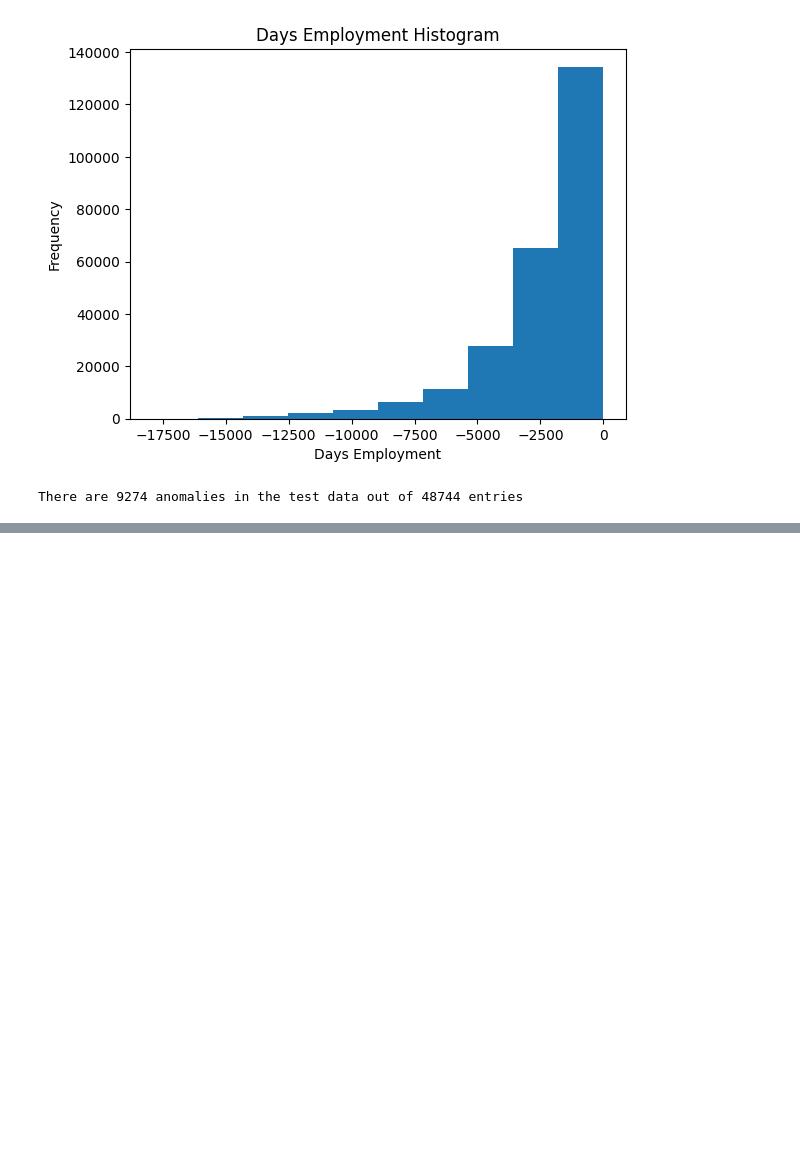
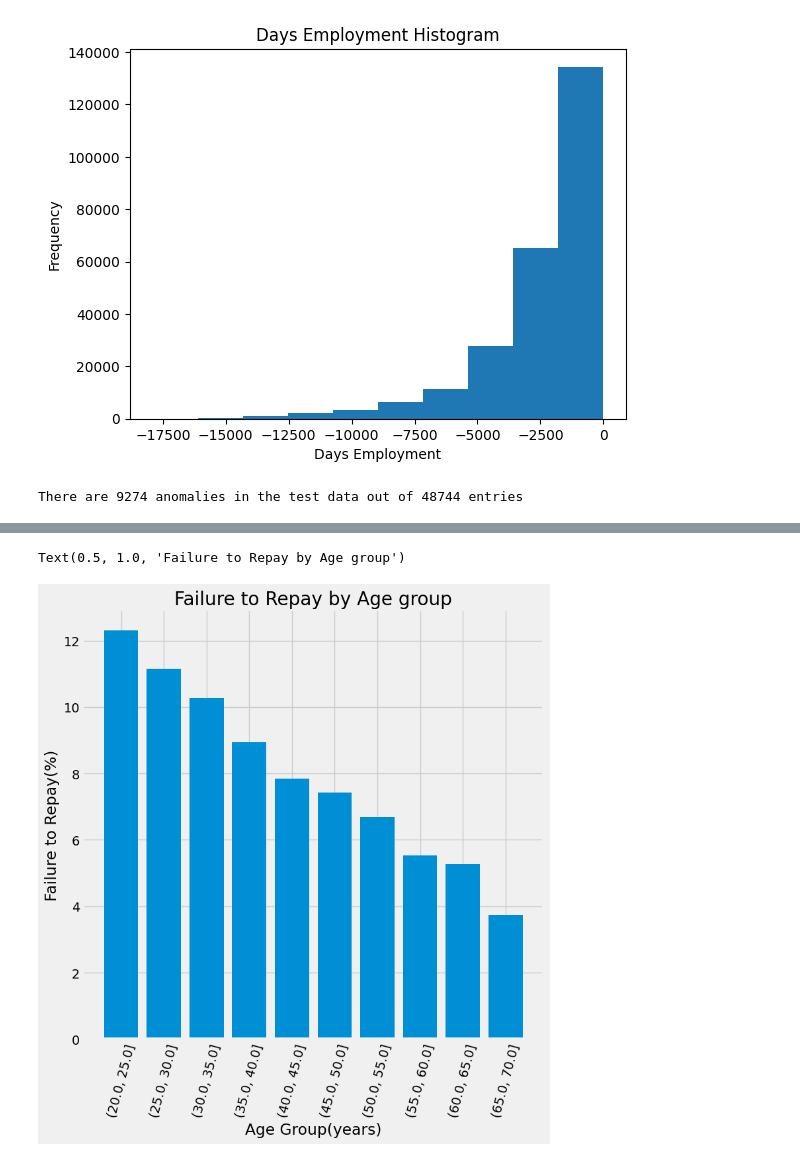
Before and after one commit to jhk990602/datapractice, a Jupyter notebook: HomeCreditDefaultRisk_1.ipynb, the cells around one changed output, grey strips where cells are left out. Drawn from its saved outputs; the diff is of its cells as text; code cells hidden in the pictures; blank space fills up the shorter version.

```diff
--- a/HomeCreditDefaultRisk_1.ipynb
+++ b/HomeCreditDefaultRisk_1.ipynb
@@ -259,0 +318,8 @@ There are 9274 anomalies in the test data out of 48744 entries
+# %%
+#Age information into a separate dataframe
+age_data = app_train[['TARGET','DAYS_BIRTH']]
+age_data['YEARS_BIRTH'] = age_data['DAYS_BIRTH']/365
+
+#BIN the age data
+age_data['YEARS_BINNED'] = pd.cut(age_data['YEARS_BIRTH'], bins=np.linspace(20,70,num=11))
+age_data.head(10)
@@ -259,0 +338,4 @@ There are 9274 anomalies in the test data out of 48744 entries
+# %%
+#Group by the bin and calculate averages
+age_groups = age_data.groupby('YEARS_BINNED').mean()
+age_groups
@@ -259,0 +355,12 @@ There are 9274 anomalies in the test data out of 48744 entries
+# %%
+plt.figure(figsize=(8,8))
+
+#Graph the age bins and the average of the target as a bar plot
+plt.bar(age_groups.index.astype(str), 100*age_groups['TARGET'])
+
+#Plot labeling
+plt.xticks(rotation=75);plt.xlabel('Age Group(years)');plt.ylabel('Failure to Repay(%)')
+plt.title('Failure to Repay by Age group')
+# %% [output]
+Text(0.5, 1.0, 'Failure to Repay by Age group')
+[figure, added]
```
Also changed, not shown: parts of 10 cells of this notebook.
